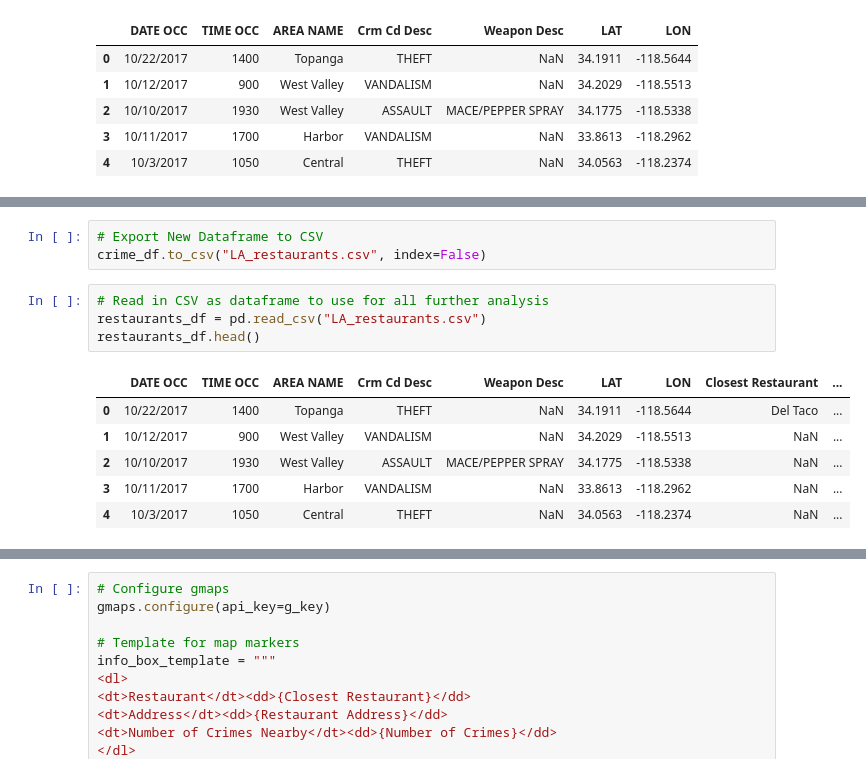
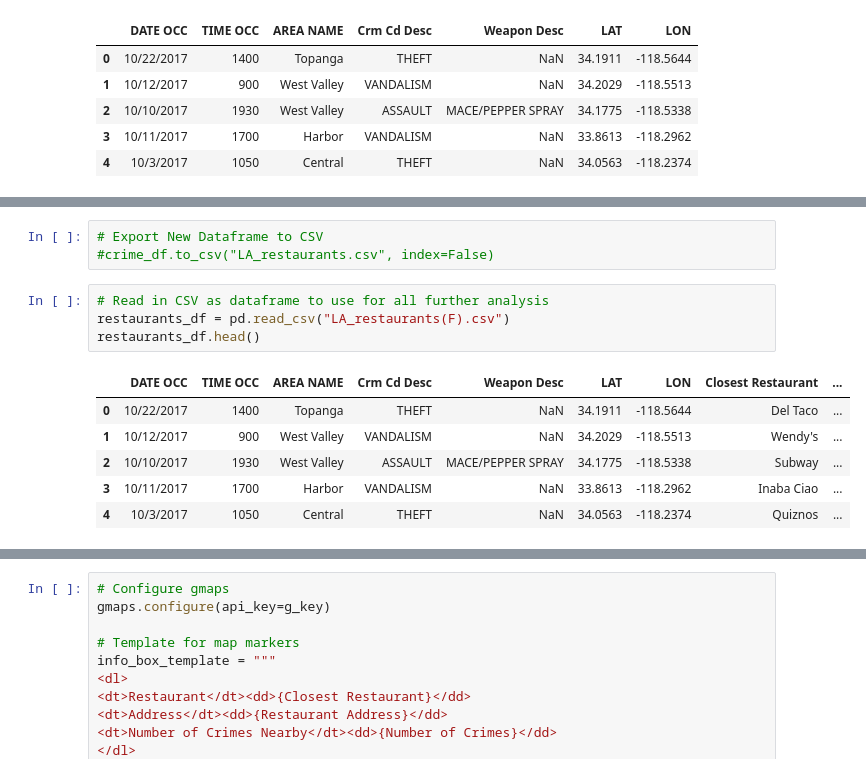
Before and after one commit to markmessick/nyc-crime-analysis, a Jupyter notebook: LA_restaurants.ipynb, the cells around one changed output, grey strips where cells are left out. Cells and saved outputs as stored; diff of their text form.

```diff
--- a/LA_restaurants.ipynb
+++ b/LA_restaurants.ipynb
@@ -78,17 +84,17 @@ crime_df.head()
 # %%
 # Export New Dataframe to CSV
-crime_df.to_csv("LA_restaurants.csv", index=False)
+#crime_df.to_csv("LA_restaurants.csv", index=False)
 # %%
 # Read in CSV as dataframe to use for all further analysis
-restaurants_df = pd.read_csv("LA_restaurants.csv")
+restaurants_df = pd.read_csv("LA_restaurants(F).csv")
 restaurants_df.head()
 # %% [output]
 |  | DATE OCC | TIME OCC | AREA NAME | Crm Cd Desc | Weapon Desc | LAT | LON | Closest Restaurant | ... |
 | 0 | 10/22/2017 | 1400 | Topanga | THEFT | NaN | 34.1911 | -118.5644 | Del Taco | ... |
-| 1 | 10/12/2017 | 900 | West Valley | VANDALISM | NaN | 34.2029 | -118.5513 | NaN | ... |
-| 2 | 10/10/2017 | 1930 | West Valley | ASSAULT | MACE/PEPPER SPRAY | 34.1775 | -118.5338 | NaN | ... |
-| 3 | 10/11/2017 | 1700 | Harbor | VANDALISM | NaN | 33.8613 | -118.2962 | NaN | ... |
-| 4 | 10/3/2017 | 1050 | Central | THEFT | NaN | 34.0563 | -118.2374 | NaN | ... |
+| 1 | 10/12/2017 | 900 | West Valley | VANDALISM | NaN | 34.2029 | -118.5513 | Wendy's | ... |
+| 2 | 10/10/2017 | 1930 | West Valley | ASSAULT | MACE/PEPPER SPRAY | 34.1775 | -118.5338 | Subway | ... |
+| 3 | 10/11/2017 | 1700 | Harbor | VANDALISM | NaN | 33.8613 | -118.2962 | Inaba Ciao | ... |
+| 4 | 10/3/2017 | 1050 | Central | THEFT | NaN | 34.0563 | -118.2374 | Quiznos | ... |
 # %%
 # Drop unnecessary columns from dataframe
 by_address = restaurants_df[['Closest Restaurant', 'Restaurant Address','LAT','LON']]
```
Also changed, not shown: parts of 10 cells of this notebook, 31 other files.
